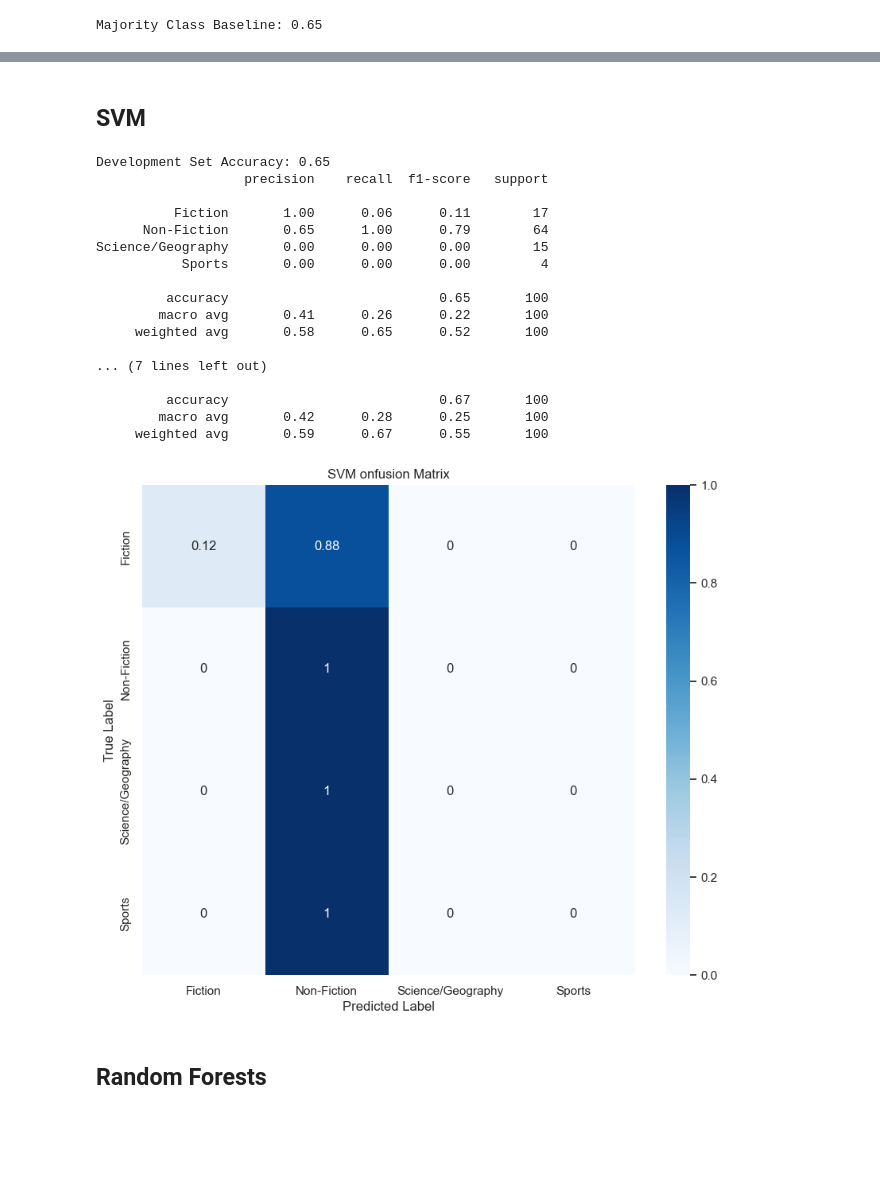
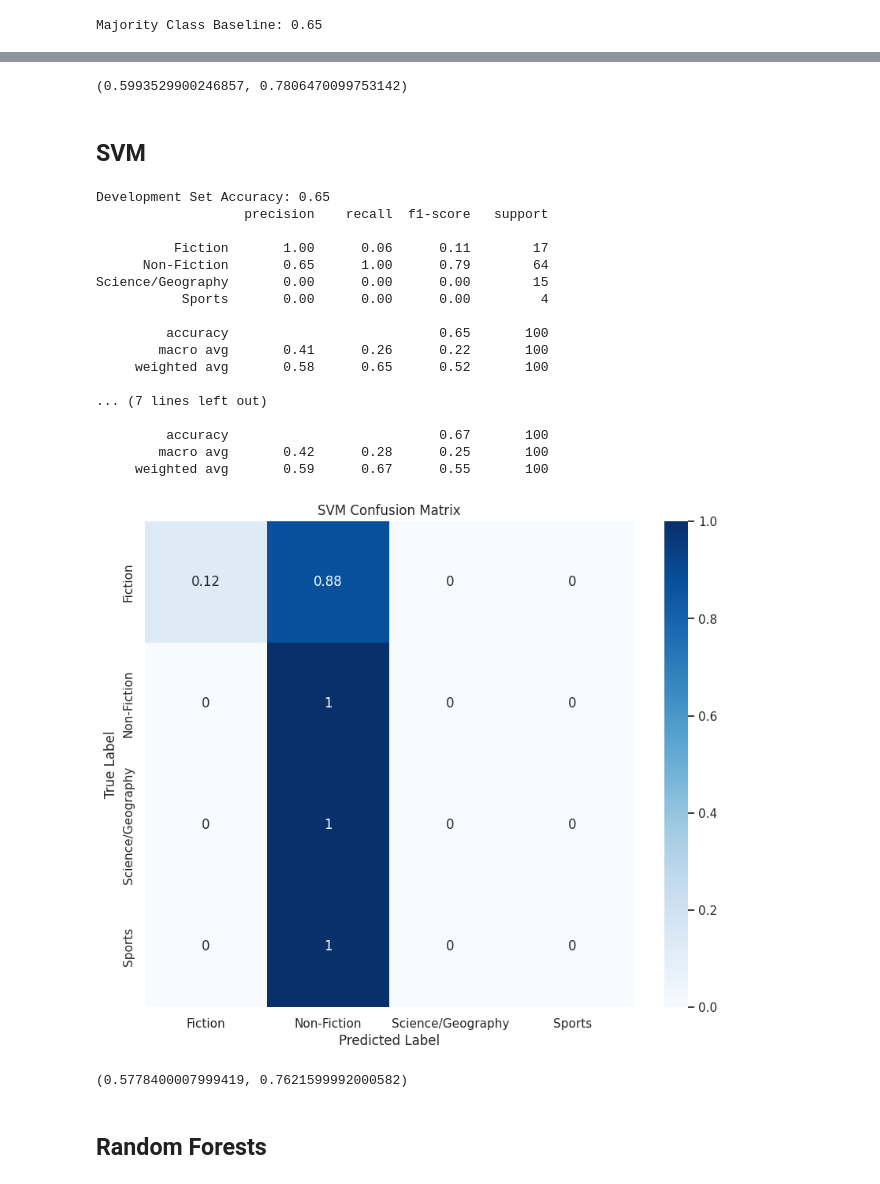
Before and after one commit to jonathanferrari/jeapordy-nlp, a Jupyter notebook: AP3/classify.ipynb, the cells around one changed output, grey strips where cells are left out. Drawn from its saved outputs; the diff is of its cells as text; code cells hidden in the pictures; blank space fills up the shorter version.

Commit message:
added confidence intervals

```diff
--- a/AP3/classify.ipynb
+++ b/AP3/classify.ipynb
@@ -134,3 +175,7 @@ plt.show()
+# %%
+confidence_intervals(test_accuracy, len(test_inputs), 0.95)
+# %% [output]
+(0.5993529900246857, 0.7806470099753142)
 # %% [markdown]
 ## SVM
 # %%
@@ -167,35 +212,39 @@ print(classification_report(y_dev, dev_predictions))
 
 # Finally, evaluate the model using the test set
 test_predictions = svm.predict(X_test)
 test_accuracy = accuracy_score(y_test, test_predictions)
 print(f'Test Set Accuracy: {test_accuracy}')
 print(classification_report(y_test, test_predictions))
 cm = confusion_matrix(y_test, test_predictions, labels=classes, normalize='true')
 plt.figure(figsize=(10, 8))
 sns.heatmap(cm, annot=True, cmap='Blues', xticklabels=classes, yticklabels=classes)
 plt.xlabel('Predicted Label')
 plt.ylabel('True Label')
-plt.title('SVM onfusion Matrix')
+plt.title('SVM Confusion Matrix')
 plt.show()
 # %% [output]
 Development Set Accuracy: 0.65
                    precision    recall  f1-score   support
 
           Fiction       1.00      0.06      0.11        17
       Non-Fiction       0.65      1.00      0.79        64
 Science/Geography       0.00      0.00      0.00        15
            Sports       0.00      0.00      0.00         4
 
          accuracy                           0.65       100
         macro avg       0.41      0.26      0.22       100
      weighted avg       0.58      0.65      0.52       100
 
 ... (7 lines left out)
 
          accuracy                           0.67       100
         macro avg       0.42      0.28      0.25       100
      weighted avg       0.59      0.67      0.55       100
-[figure, old version]
+[figure, new version]
+# %%
+confidence_intervals(test_accuracy, len(test_inputs), 0.95)
+# %% [output]
+(0.5778400007999419, 0.7621599992000582)
 # %% [markdown]
 ## Random Forests
 # %%
```
Also changed, not shown: parts of 13 cells of this notebook.
